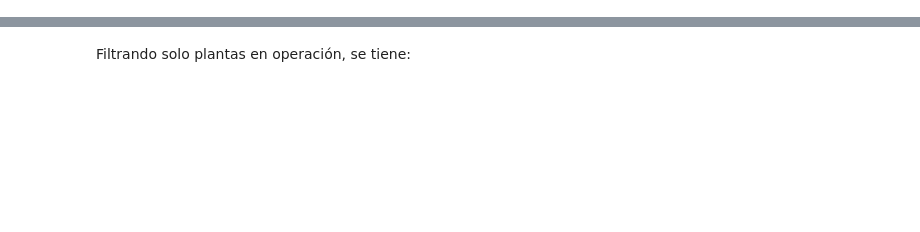
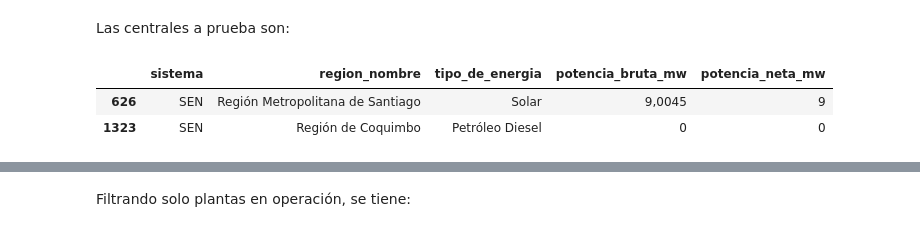
Before and after one commit to victormaciase/Energy, a Jupyter notebook: CapacidadGeneracion.ipynb, the cells around one changed output, grey strips where cells are left out. Cells and saved outputs as stored; diff of their text form; code cells hidden in the pictures; blank space fills up the shorter version.

```diff
--- a/CapacidadGeneracion.ipynb
+++ b/CapacidadGeneracion.ipynb
@@ -10,3 +33,11 @@ df = pd.read_csv(url_data, sep=';')
+# %% [markdown]
+Las centrales a prueba son:
+# %%
+df[df['estado'] == "En Pruebas"][['sistema','region_nombre', 'tipo_de_energia', 'potencia_bruta_mw', 'potencia_neta_mw']]
+# %% [output]
+|  | sistema | region_nombre | tipo_de_energia | potencia_bruta_mw | potencia_neta_mw |
+| 626 | SEN | Región Metropolitana de Santiago | Solar | 9,0045 | 9 |
+| 1323 | SEN | Región de Coquimbo | Petróleo Diesel | 0 | 0 |
 # %%
 df.head()
 # %% [output]
```
Also changed, not shown: parts of 3 cells of this notebook.
